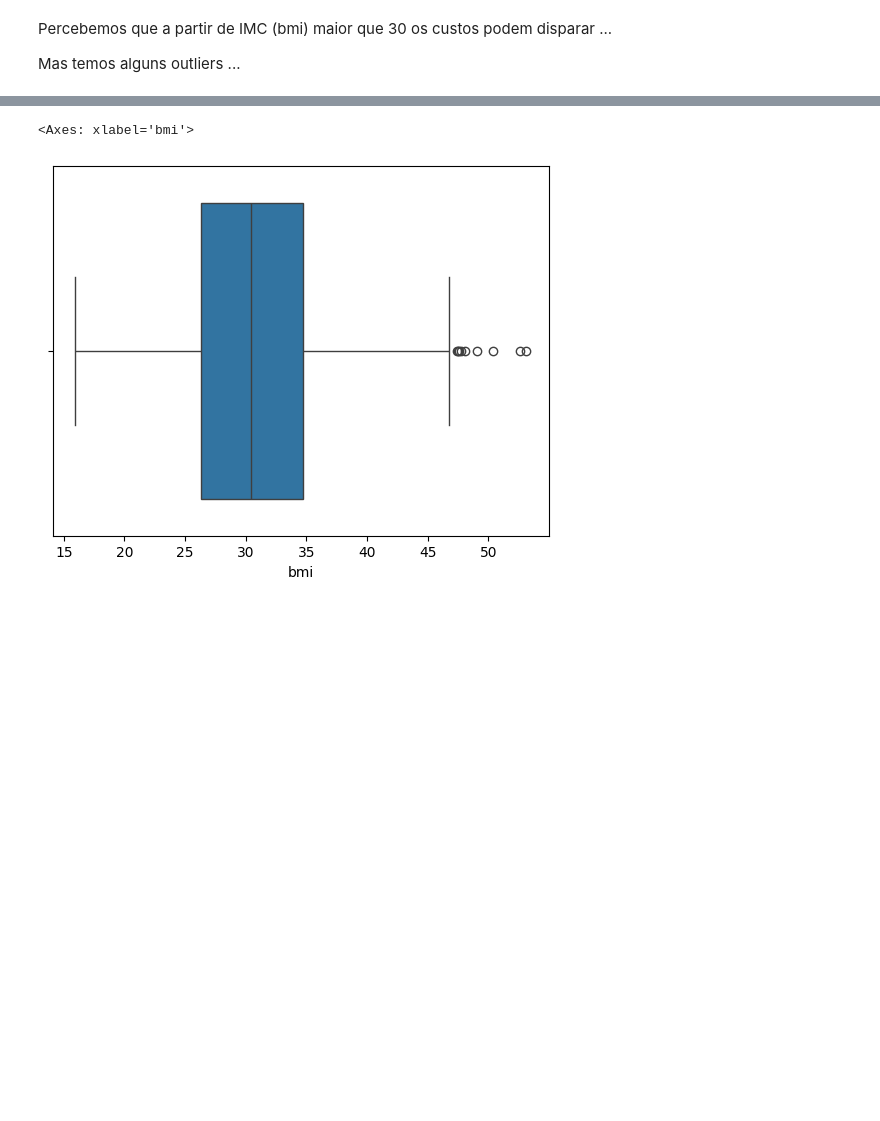
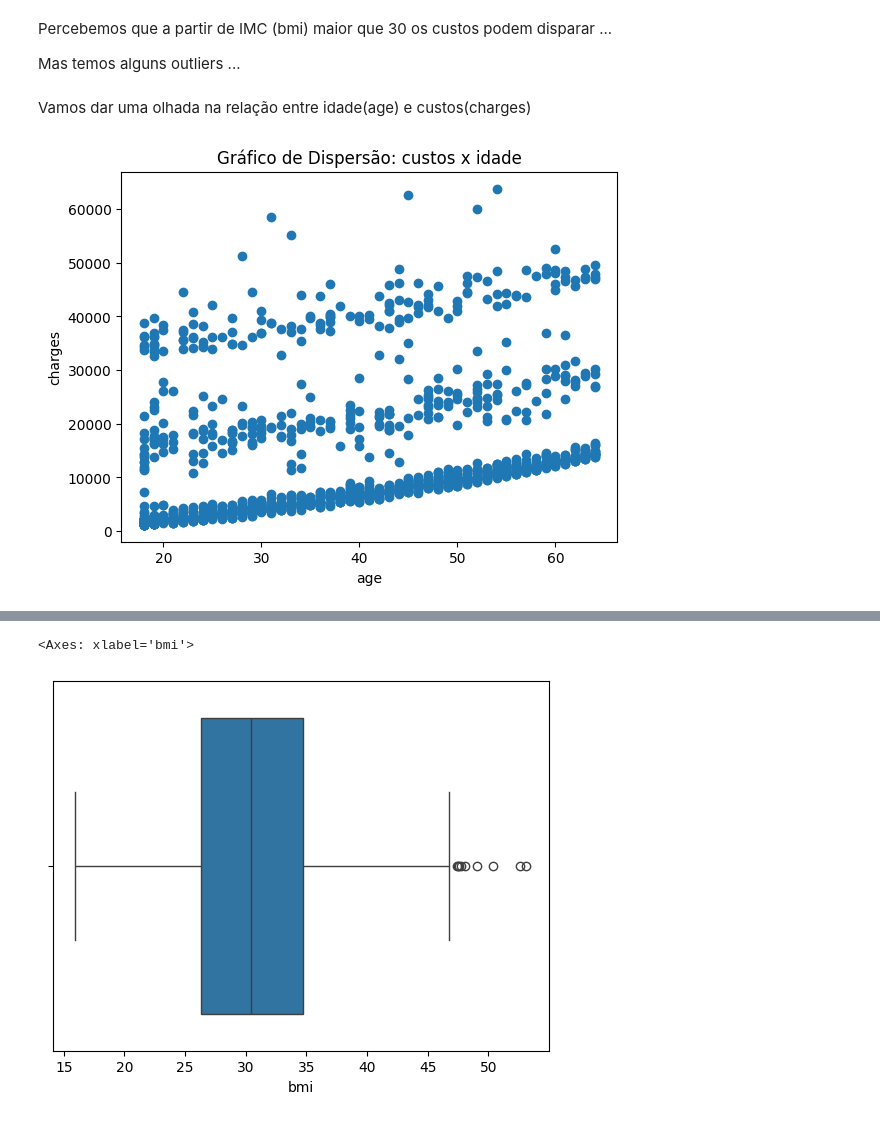
Before and after one commit to McgregoryPinto/POS-FIAP, a Jupyter notebook: tech_chalange.ipynb, the cells around one changed output, grey strips where cells are left out. Drawn from its saved outputs; the diff is of its cells as text; code cells hidden in the pictures; blank space fills up the shorter version.

```diff
--- a/tech_chalange.ipynb
+++ b/tech_chalange.ipynb
@@ -186,3 +225,13 @@ plt.show()
 Percebemos que a partir de IMC (bmi) maior que 30 os custos podem disparar ...
 
 Mas temos alguns outliers ...
+# %% [markdown]
+Vamos dar uma olhada na relação entre idade(age) e custos(charges)
+# %%
+plt.scatter(dados['age'],dados['charges'])
+plt.xlabel('age')
+plt.ylabel('charges')
+plt.title('Gráfico de Dispersão: custos x idade')
+plt.show()
+# %% [output]
+[figure, added]
```
Also changed, not shown: parts of 36 cells of this notebook.
